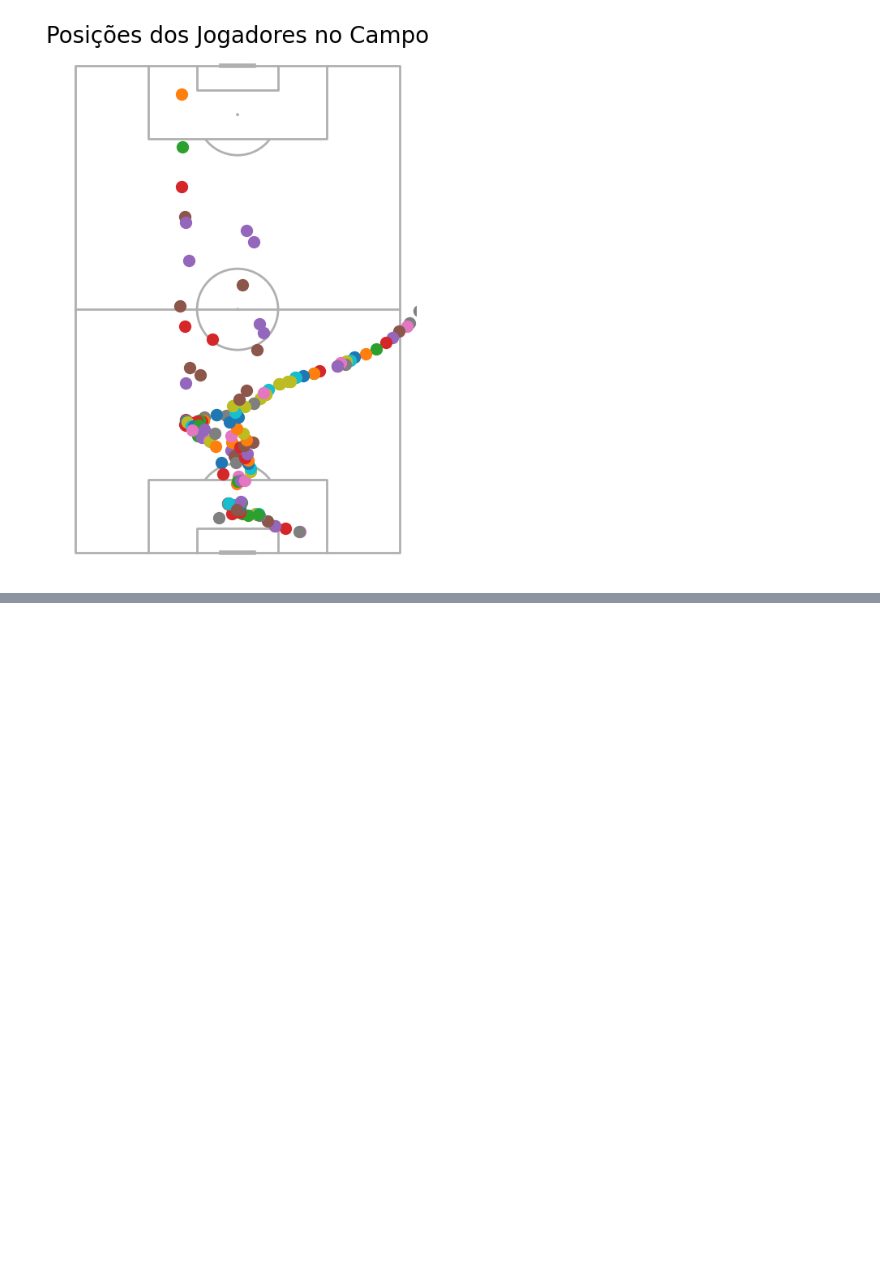
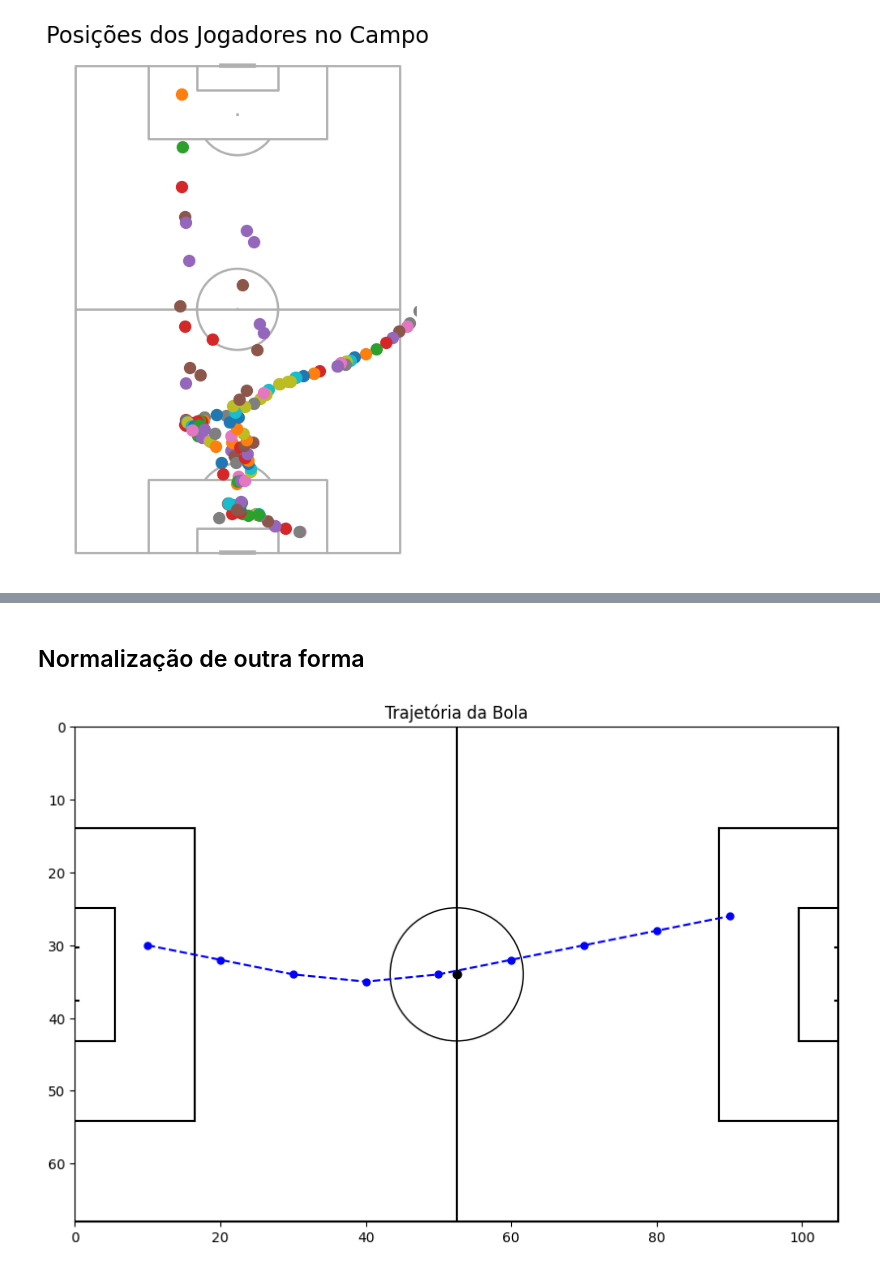
Before and after one commit to nycolasdiaas/football-analysis, a Jupyter notebook: discovery/notebooks/position_mapping_players.ipynb, the cells around one changed output, grey strips where cells are left out. Cells and saved outputs as stored; diff of their text form; code cells hidden in the pictures; blank space fills up the shorter version.

```diff
--- a/discovery/notebooks/position_mapping_players.ipynb
+++ b/discovery/notebooks/position_mapping_players.ipynb
@@ -166,0 +1398,73 @@ plt.show()
+# %% [markdown]
+## Normalização de outra forma
+# %%
+import matplotlib.pyplot as plt
+import matplotlib.patches as patches
+
+# Definir as dimensões do campo de futebol em metros
+field_length = 105  # comprimento do campo
+field_width = 68    # largura do campo
+
+# Função para desenhar o campo de futebol usando apenas matplotlib
+def draw_field(ax):
+    # Desenhar o contorno do campo
+    ax.plot([0, 0, field_length, field_length, 0], [0, field_width, field_width, 0, 0], color="black")
+
+    # Linhas centrais
+    ax.plot([field_length / 2, field_length / 2], [0, field_width], color="black")
+
+    # Área do gol - esquerda
+    ax.plot([0, 5.5], [field_width / 2 - 9.16, field_width / 2 - 9.16], color="black")
+    ax.plot([0, 5.5], [field_width / 2 + 9.16, field_width / 2 + 9.16], color="black")
+    ax.plot([5.5, 5.5], [field_width / 2 - 9.16, field_width / 2 + 9.16], color="black")
+
+    # Área do gol - direita
+    ax.plot([field_length, field_length - 5.5], [field_width / 2 - 9.16, field_width / 2 - 9.16], color="black")
+    ax.plot([field_length, field_length - 5.5], [field_width / 2 + 9.16, field_width / 2 + 9.16], color="black")
+    ax.plot([field_length - 5.5, field_length - 5.5], [field_width / 2 - 9.16, field_width / 2 + 9.16], color="black")
+
+    # Grande área - esquerda
+    ax.plot([0, 16.5], [field_width / 2 - 20.16, field_width / 2 - 20.16], color="black")
+    ax.plot([0, 16.5], [field_width / 2 + 20.16, field_width / 2 + 20.16], color="black")
+    ax.plot([16.5, 16.5], [field_width / 2 - 20.16, field_width / 2 + 20.16], color="black")
+
+    # Grande área - direita
+    ax.plot([field_length, field_length - 16.5], [field_width / 2 - 20.16, field_width / 2 - 20.16], color="black")
+    ax.plot([field_length, field_length - 16.5], [field_width / 2 + 20.16, field_width / 2 + 20.16], color="black")
+    ax.plot([field_length - 16.5, field_length - 16.5], [field_width / 2 - 20.16, field_width / 2 + 20.16], color="black")
+
+    # Circulo central
+    center_circle = patches.Circle((field_length / 2, field_width / 2), 9.15, color="black", fill=False)
+    ax.add_patch(center_circle)
+
+    # Ponto central
+    ax.plot(field_length / 2, field_width / 2, 'o', color="black")
+
+    # Marcação dos gols
+    ax.plot([0, 0.5], [field_width / 2 - 3.66, field_width / 2 - 3.66], color="black")
+    ax.plot([0, 0.5], [field_width / 2 + 3.66, field_width / 2 + 3.66], color="black")
+    ax.plot([field_length, field_length - 0.5], [field_width / 2 - 3.66, field_width / 2 - 3.66], color="black")
+    ax.plot([field_length, field_length - 0.5], [field_width / 2 + 3.66, field_width / 2 + 3.66], color="black")
+
+# Exemplo de coordenadas da trajetória da bola
+ball_trajectory_x = [10, 20, 30, 40, 50, 60, 70, 80, 90]
+ball_trajectory_y = [30, 32, 34, 35, 34, 32, 30, 28, 26]
+
+# Criar figura e eixos
+fig, ax = plt.subplots(figsize=(10, 7))
+ax.set_xlim(0, field_length)
+ax.set_ylim(0, field_width)
+
+# Desenhar o campo de futebol
+draw_field(ax)
+
+# Plotar a trajetória da bola
+ax.plot(ball_trajectory_x, ball_trajectory_y, linestyle="--", color="blue", marker="o", markersize=5)
+
+# Configurações de exibição
+ax.set_title("Trajetória da Bola")
+ax.set_aspect('equal', 'box')
+plt.gca().invert_yaxis()  # Inverter eixo y para alinhar com orientação padrão do campo
+plt.show()
+# %% [output]
+[figure, added]
```
Also changed, not shown: parts of 32 cells of this notebook, 4 other files.
